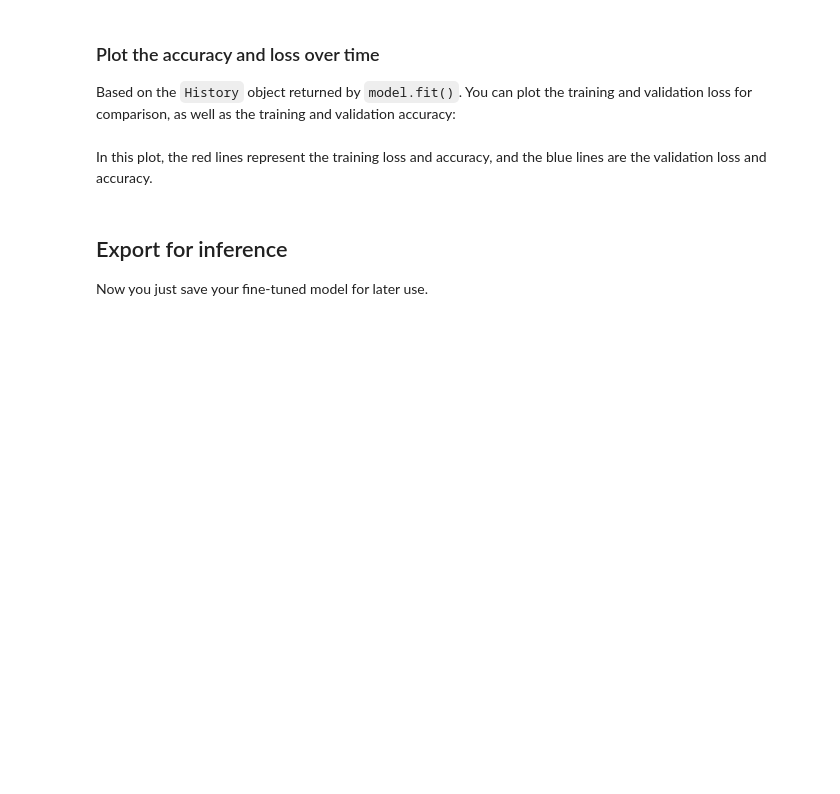
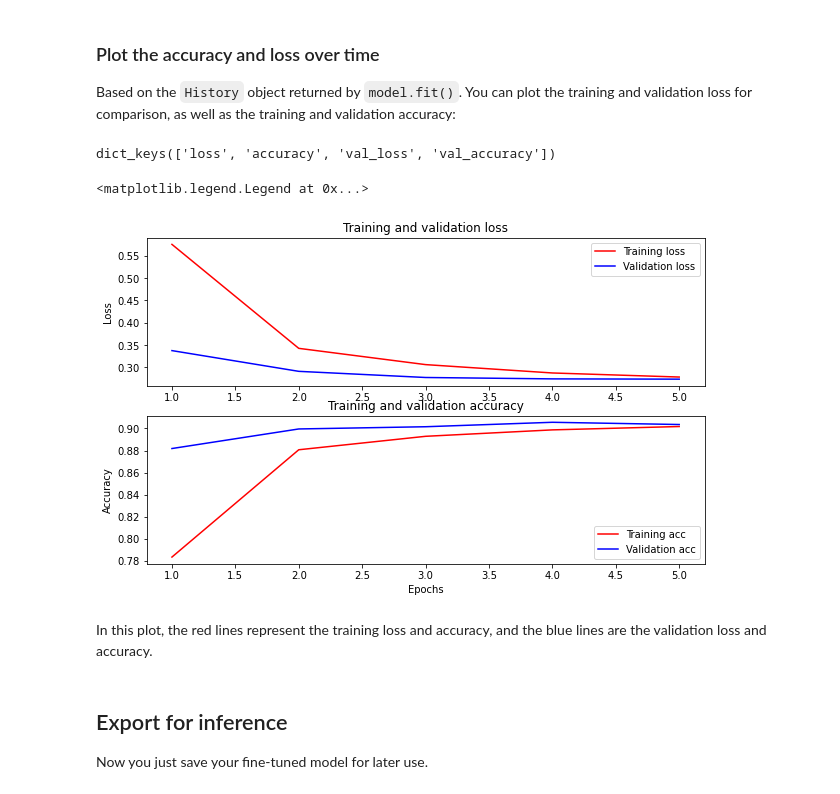
Before and after one commit to Ahmad-AlSubaie/CS499-DL-debaising, a Jupyter notebook: BERT/classify_text_with_bert.ipynb, the cells around one changed output. Saved outputs shown, nothing was run; the diff lists cells and outputs as text; code cells hidden in the pictures; blank space fills up the shorter version.

Commit message:
Trained and saved BERT model

```diff
--- a/BERT/classify_text_with_bert.ipynb
+++ b/BERT/classify_text_with_bert.ipynb
@@ -124,12 +124,17 @@ test_ds = tf.keras.utils.text_dataset_from_directory(
 
 test_ds = test_ds.cache().prefetch(buffer_size=AUTOTUNE)
 # %%
-hate_data = pd.read_csv("datasets\labeled_data.csv").drop(columns=["Unnamed: 0", "count", "hate_speech", "offensive_language", "neither"]).rename(columns={'class' : 'label'})
+AUTOTUNE = tf.data.AUTOTUNE
+batch_size = 32
+seed = 42
+
+hate_data = pd.read_csv("datasets\hate speech tweets\labeled_data.csv").drop(columns=["Unnamed: 0", "count", "hate_speech", "offensive_language", "neither"]).rename(columns={'class' : 'label', "tweet":"text"})
+
 
 class_names = ["hate speech", "offensive language", "neither"]
 
 x_train_, x_test, y_train_, y_test = train_test_split(
-    hate_data.tweet.values,
+    hate_data.text.values,
     hate_data.label.values,
     test_size=0.10,
     random_state=42,
@@ -141,5 +146,9 @@ x_test = tf.convert_to_tensor(x_test)
 y_train_ = tf.convert_to_tensor(y_train_)
 y_test = tf.convert_to_tensor(y_test)
 
+test_size = y_test.shape[0]
+
 train_ds = tf.data.Dataset.from_tensor_slices((x_train_, y_train_)).shuffle(seed).batch(batch_size).cache().prefetch(buffer_size=AUTOTUNE)
-test_ds = tf.data.Dataset.from_tensor_slices((x_test, y_test)).shuffle(seed).batch(batch_size).cache().prefetch(buffer_size=AUTOTUNE)
+val_ds = tf.data.Dataset.from_tensor_slices((x_test, y_test)).shuffle(seed).batch(batch_size).cache().prefetch(buffer_size=AUTOTUNE)
+
+print(train_ds)
@@ -176,7 +205,7 @@ You'll see in the code below that switching the tfhub.dev URL is enough to try a
 # %%
 #@title Choose a BERT model to fine-tune
 
-bert_model_name = 'small_bert/bert_en_uncased_L-4_H-512_A-8'  #@param ["bert_en_uncased_L-12_H-768_A-12", "bert_en_cased_L-12_H-768_A-12", "bert_multi_cased_L-12_H-768_A-12", "small_bert/bert_en_uncased_L-2_H-128_A-2", "small_bert/bert_en_uncased_L-2_H-256_A-4", "small_bert/bert_en_uncased_L-2_H-512_A-8", "small_bert/bert_en_uncased_L-2_H-768_A-12", "small_bert/bert_en_uncased_L-4_H-128_A-2", "small_bert/bert_en_uncased_L-4_H-256_A-4", "small_bert/bert_en_uncased_L-4_H-512_A-8", "small_bert/bert_en_uncased_L-4_H-768_A-12", "small_bert/bert_en_uncased_L-6_H-128_A-2", "small_bert/bert_en_uncased_L-6_H-256_A-4", "small_bert/bert_en_uncased_L-6_H-512_A-8", "small_bert/bert_en_uncased_L-6_H-768_A-12", "small_bert/bert_en_uncased_L-8_H-128_A-2", "small_bert/bert_en_uncased_L-8_H-256_A-4", "small_bert/bert_en_uncased_L-8_H-512_A-8", "small_bert/bert_en_uncased_L-8_H-768_A-12", "small_bert/bert_en_uncased_L-10_H-128_A-2", "small_bert/bert_en_uncased_L-10_H-256_A-4", "small_bert/bert_en_uncased_L-10_H-512_A-8", "small_bert/bert_en_uncased_L-10_H-768_A-12", "small_bert/bert_en_uncased_L-12_H-128_A-2", "small_bert/bert_en_uncased_L-12_H-256_A-4", "small_bert/bert_en_uncased_L-12_H-512_A-8", "small_bert/bert_en_uncased_L-12_H-768_A-12", "albert_en_base", "electra_small", "electra_base", "experts_pubmed", "experts_wiki_books", "talking-heads_base"]
+bert_model_name = 'small_bert/bert_en_uncased_L-2_H-128_A-2'  #@param ["bert_en_uncased_L-12_H-768_A-12", "bert_en_cased_L-12_H-768_A-12", "bert_multi_cased_L-12_H-768_A-12", "small_bert/bert_en_uncased_L-2_H-128_A-2", "small_bert/bert_en_uncased_L-2_H-256_A-4", "small_bert/bert_en_uncased_L-2_H-512_A-8", "small_bert/bert_en_uncased_L-2_H-768_A-12", "small_bert/bert_en_uncased_L-4_H-128_A-2", "small_bert/bert_en_uncased_L-4_H-256_A-4", "small_bert/bert_en_uncased_L-4_H-512_A-8", "small_bert/bert_en_uncased_L-4_H-768_A-12", "small_bert/bert_en_uncased_L-6_H-128_A-2", "small_bert/bert_en_uncased_L-6_H-256_A-4", "small_bert/bert_en_uncased_L-6_H-512_A-8", "small_bert/bert_en_uncased_L-6_H-768_A-12", "small_bert/bert_en_uncased_L-8_H-128_A-2", "small_bert/bert_en_uncased_L-8_H-256_A-4", "small_bert/bert_en_uncased_L-8_H-512_A-8", "small_bert/bert_en_uncased_L-8_H-768_A-12", "small_bert/bert_en_uncased_L-10_H-128_A-2", "small_bert/bert_en_uncased_L-10_H-256_A-4", "small_bert/bert_en_uncased_L-10_H-512_A-8", "small_bert/bert_en_uncased_L-10_H-768_A-12", "small_bert/bert_en_uncased_L-12_H-128_A-2", "small_bert/bert_en_uncased_L-12_H-256_A-4", "small_bert/bert_en_uncased_L-12_H-512_A-8", "small_bert/bert_en_uncased_L-12_H-768_A-12", "albert_en_base", "electra_small", "electra_base", "experts_pubmed", "experts_wiki_books", "talking-heads_base"]
 
 map_name_to_handle = {
     'bert_en_uncased_L-12_H-768_A-12':
@@ -419,7 +480,7 @@ For fine-tuning, let's use the same optimizer that BERT was originally trained w
 
 For the learning rate (`init_lr`), you will use the same schedule as BERT pre-training: linear decay of a notional initial learning rate, prefixed with a linear warm-up phase over the first 10% of training steps (`num_warmup_steps`). In line with the BERT paper, the initial learning rate is smaller for fine-tuning (best of 5e-5, 3e-5, 2e-5).
 # %%
-epochs = 1
+epochs = 5
 steps_per_epoch = tf.data.experimental.cardinality(train_ds).numpy()
 num_train_steps = steps_per_epoch * epochs
 num_warmup_steps = int(0.1*num_train_steps)
@@ -462,33 +557,37 @@ Based on the `History` object returned by `model.fit()`. You can plot the traini
 # %%
 history_dict = history.history
 print(history_dict.keys())
 
-acc = history_dict['binary_accuracy']
-val_acc = history_dict['val_binary_accuracy']
+acc = history_dict['accuracy']
+val_acc = history_dict['val_accuracy']
 loss = history_dict['loss']
 val_loss = history_dict['val_loss']
 
 epochs = range(1, len(acc) + 1)
 fig = plt.figure(figsize=(10, 6))
 fig.tight_layout()
 
 plt.subplot(2, 1, 1)
 # r is for "solid red line"
 plt.plot(epochs, loss, 'r', label='Training loss')
 # b is for "solid blue line"
 plt.plot(epochs, val_loss, 'b', label='Validation loss')
 plt.title('Training and validation loss')
 # plt.xlabel('Epochs')
 plt.ylabel('Loss')
 plt.legend()
 
 plt.subplot(2, 1, 2)
 plt.plot(epochs, acc, 'r', label='Training acc')
 plt.plot(epochs, val_acc, 'b', label='Validation acc')
 plt.title('Training and validation accuracy')
 plt.xlabel('Epochs')
 plt.ylabel('Accuracy')
 plt.legend(loc='lower right')
+# %% [output]
+dict_keys(['loss', 'accuracy', 'val_loss', 'val_accuracy'])
+<matplotlib.legend.Legend at 0x...>
+[figure, added]
 # %% [markdown]
 In this plot, the red lines represent the training loss and accuracy, and the blue lines are the validation loss and accuracy.
 # %% [markdown]
```
Also changed, not shown: parts of 14 cells of this notebook, 6 other files.
